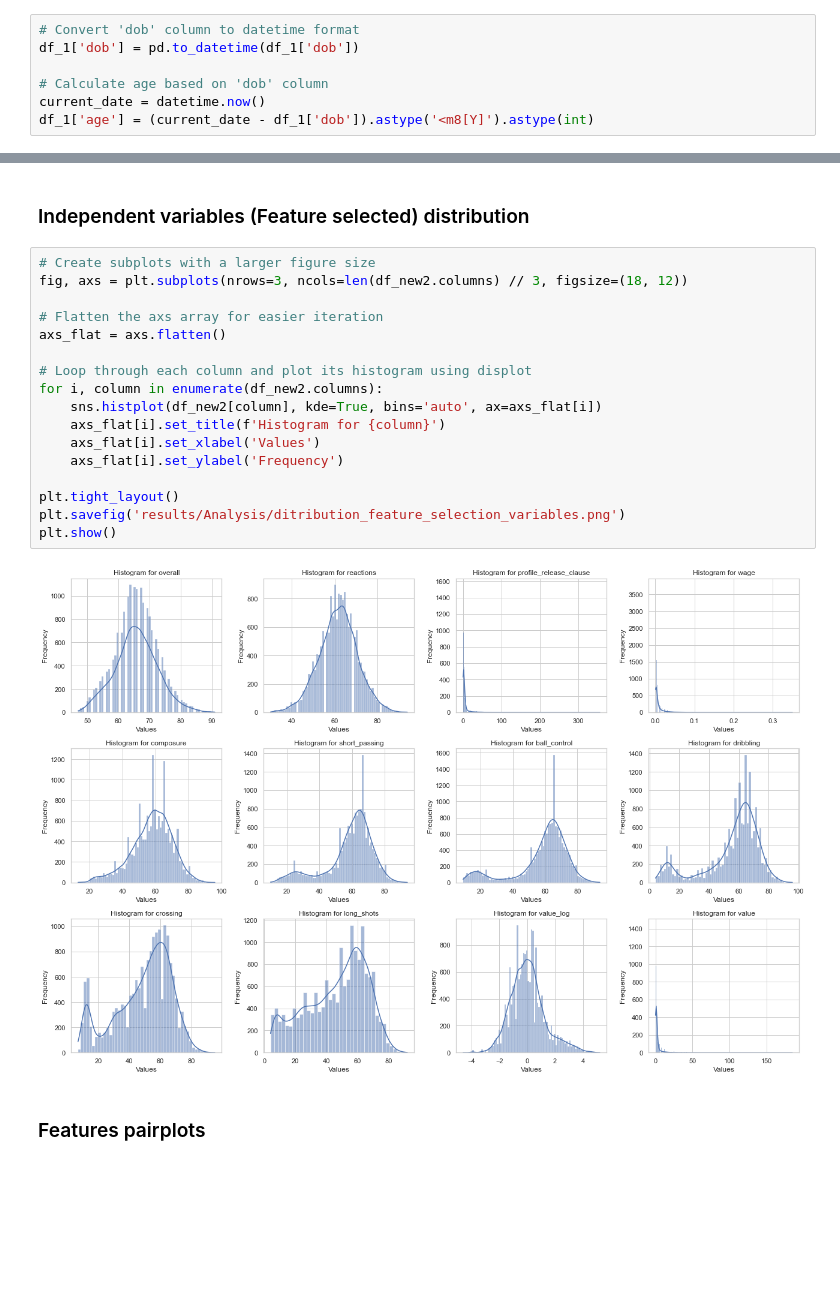
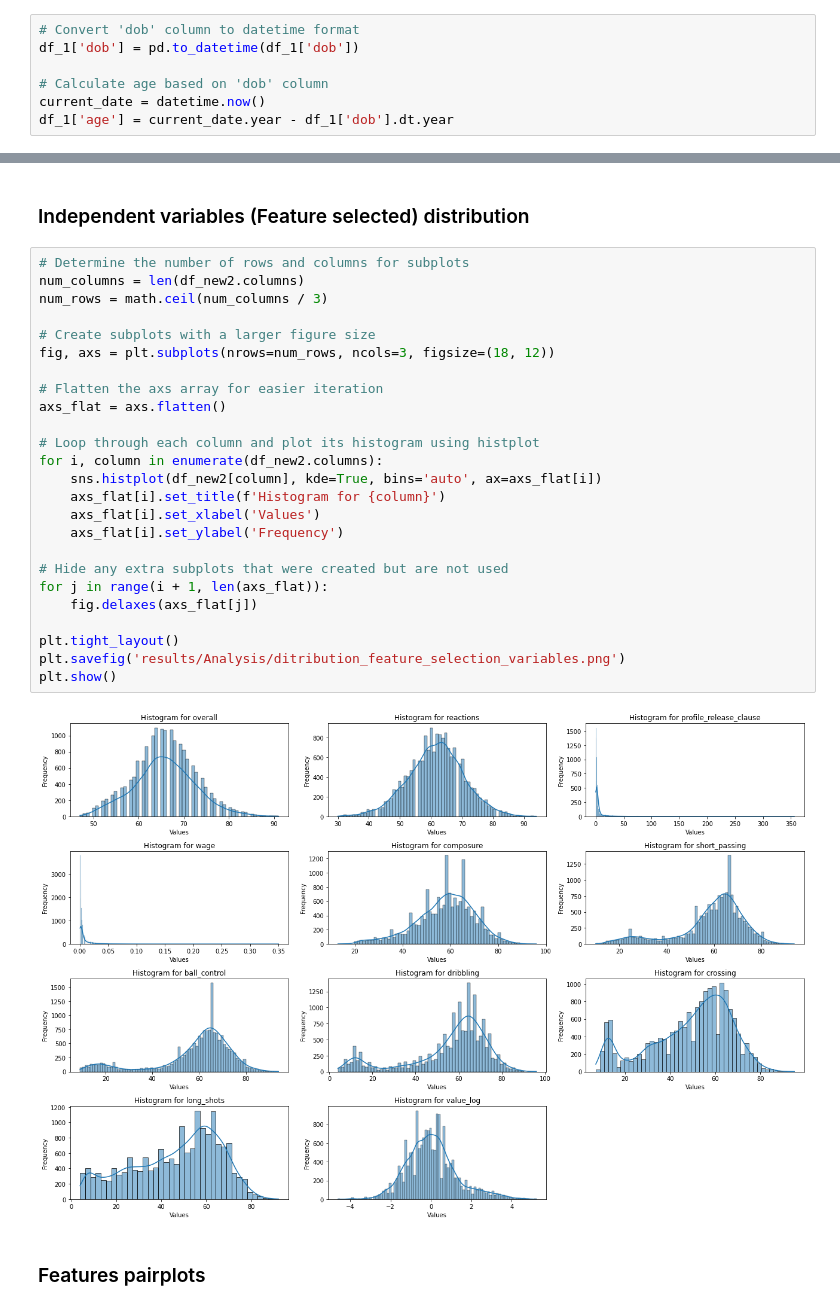
Before and after one commit to sanmil09/IS597_MLC, a Jupyter notebook: football_predictions.ipynb, the cells around one changed output, grey strips where cells are left out. Drawn from its saved outputs; the diff is of its cells as text; blank space fills up the shorter version.

```diff
--- a/football_predictions.ipynb
+++ b/football_predictions.ipynb
@@ -335,7 +325,7 @@ df_1['dob'] = pd.to_datetime(df_1['dob'])
 
 # Calculate age based on 'dob' column
 current_date = datetime.now()
-df_1['age'] = (current_date - df_1['dob']).astype('<m8[Y]').astype(int)
+df_1['age'] = current_date.year - df_1['dob'].dt.year
 # %%
 # Print the DataFrame with the 'age' column added
 print(df_1[['full_name', 'dob', 'age']])
@@ -886,24 +871,32 @@ df_new4['value'] = df_1['value']
 # %% [markdown]
 ### Independent variables (Feature selected) distribution
 # %%
+# Determine the number of rows and columns for subplots
+num_columns = len(df_new2.columns)
+num_rows = math.ceil(num_columns / 3)
+
 # Create subplots with a larger figure size
-fig, axs = plt.subplots(nrows=3, ncols=len(df_new2.columns) // 3, figsize=(18, 12))
+fig, axs = plt.subplots(nrows=num_rows, ncols=3, figsize=(18, 12))
 
 # Flatten the axs array for easier iteration
 axs_flat = axs.flatten()
 
-# Loop through each column and plot its histogram using displot
+# Loop through each column and plot its histogram using histplot
 for i, column in enumerate(df_new2.columns):
     sns.histplot(df_new2[column], kde=True, bins='auto', ax=axs_flat[i])
     axs_flat[i].set_title(f'Histogram for {column}')
     axs_flat[i].set_xlabel('Values')
     axs_flat[i].set_ylabel('Frequency')
 
+# Hide any extra subplots that were created but are not used
+for j in range(i + 1, len(axs_flat)):
+    fig.delaxes(axs_flat[j])
+
 plt.tight_layout()
 plt.savefig('results/Analysis/ditribution_feature_selection_variables.png')
 plt.show()
 # %% [output]
-[figure, old version]
+[figure, new version]
 # %% [markdown]
 ### Features pairplots
 # %%
```
Also changed, not shown: parts of 32 cells of this notebook.
